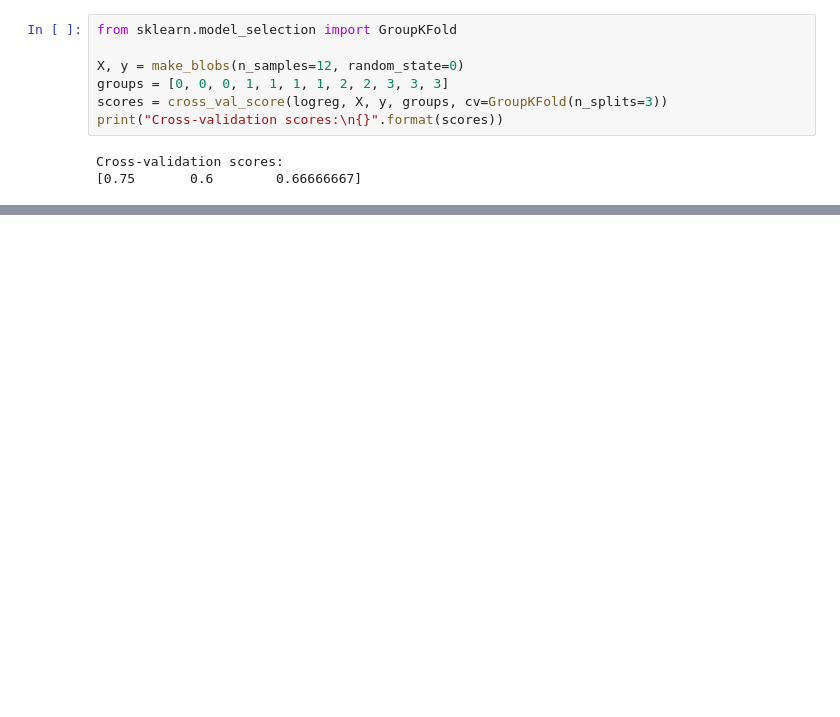
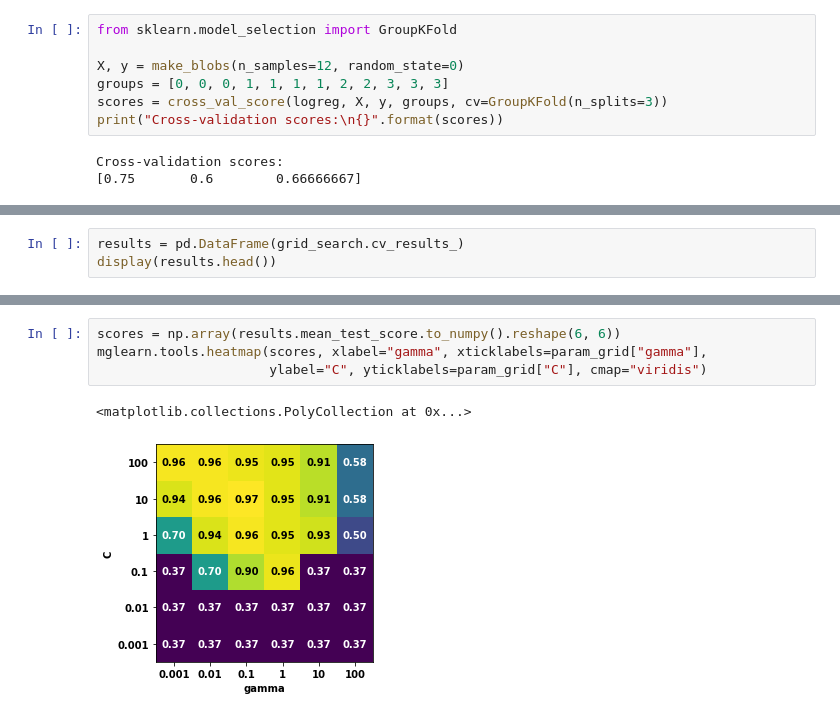
Before and after one commit to yochimonji/machine_learning_with_python, a Jupyter notebook: 05.ipynb, the cells around one changed output, grey strips where cells are left out. Cells and saved outputs as stored; diff of their text form; blank space fills up the shorter version.

```diff
--- a/05.ipynb
+++ b/05.ipynb
@@ -111,0 +222,3 @@ Cross-validation scores:
+# %%
+results = pd.DataFrame(grid_search.cv_results_)
+display(results.head())
@@ -111,0 +232,7 @@ Cross-validation scores:
+# %%
+scores = np.array(results.mean_test_score.to_numpy().reshape(6, 6))
+mglearn.tools.heatmap(scores, xlabel="gamma", xticklabels=param_grid["gamma"],
+                      ylabel="C", yticklabels=param_grid["C"], cmap="viridis")
+# %% [output]
+<matplotlib.collections.PolyCollection at 0x...>
+[figure, added]
```
Also changed, not shown: parts of 47 cells of this notebook.
